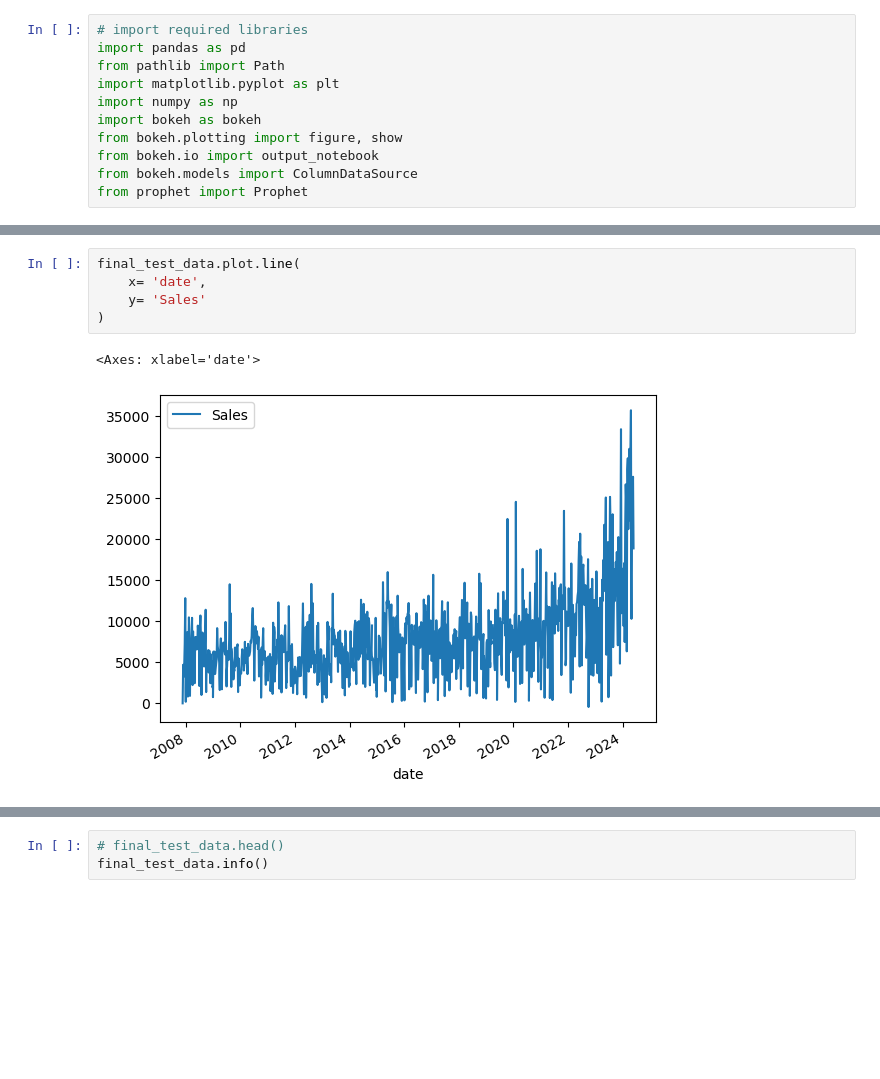
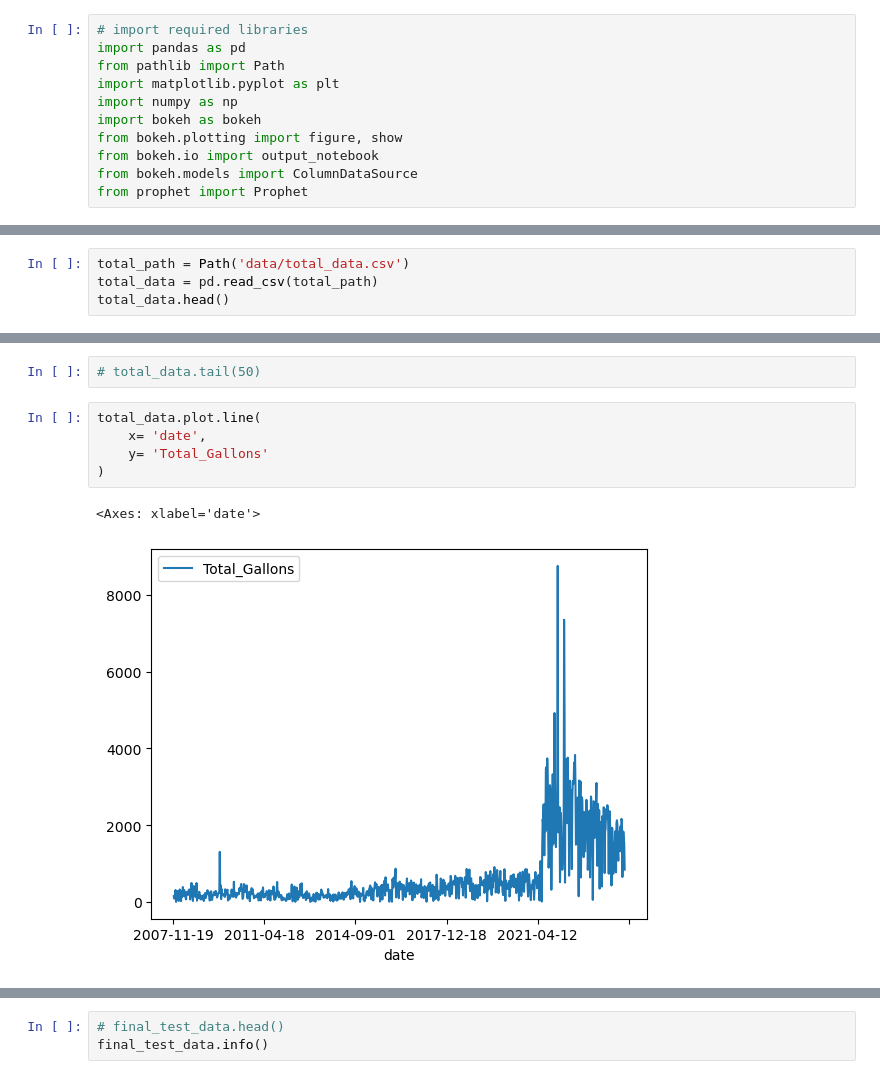
Before and after one commit to srhill12/project-2-group-3, a Jupyter notebook: terry_wip.ipynb, the cells around one changed output, grey strips where cells are left out. Drawn from its saved outputs; the diff is of its cells as text; blank space fills up the shorter version.

```diff
--- a/terry_wip.ipynb
+++ b/terry_wip.ipynb
@@ -52,0 +137,4 @@ See the caveats in the documentation: https://pandas.pydata.org/pandas-docs/stab
+# %%
+total_path = Path('data/total_data.csv')
+total_data = pd.read_csv(total_path)
+total_data.head()
@@ -53,8 +148,10 @@ See the caveats in the documentation: https://pandas.pydata.org/pandas-docs/stab
+# %%
+# total_data.tail(50)
 # %%
-final_test_data.plot.line(
+total_data.plot.line(
     x= 'date',
-    y= 'Sales'
+    y= 'Total_Gallons'
 )
 # %% [output]
 <Axes: xlabel='date'>
-[figure, old version]
+[figure, new version]
```
Also changed, not shown: parts of 17 cells of this notebook, 15 other files.
